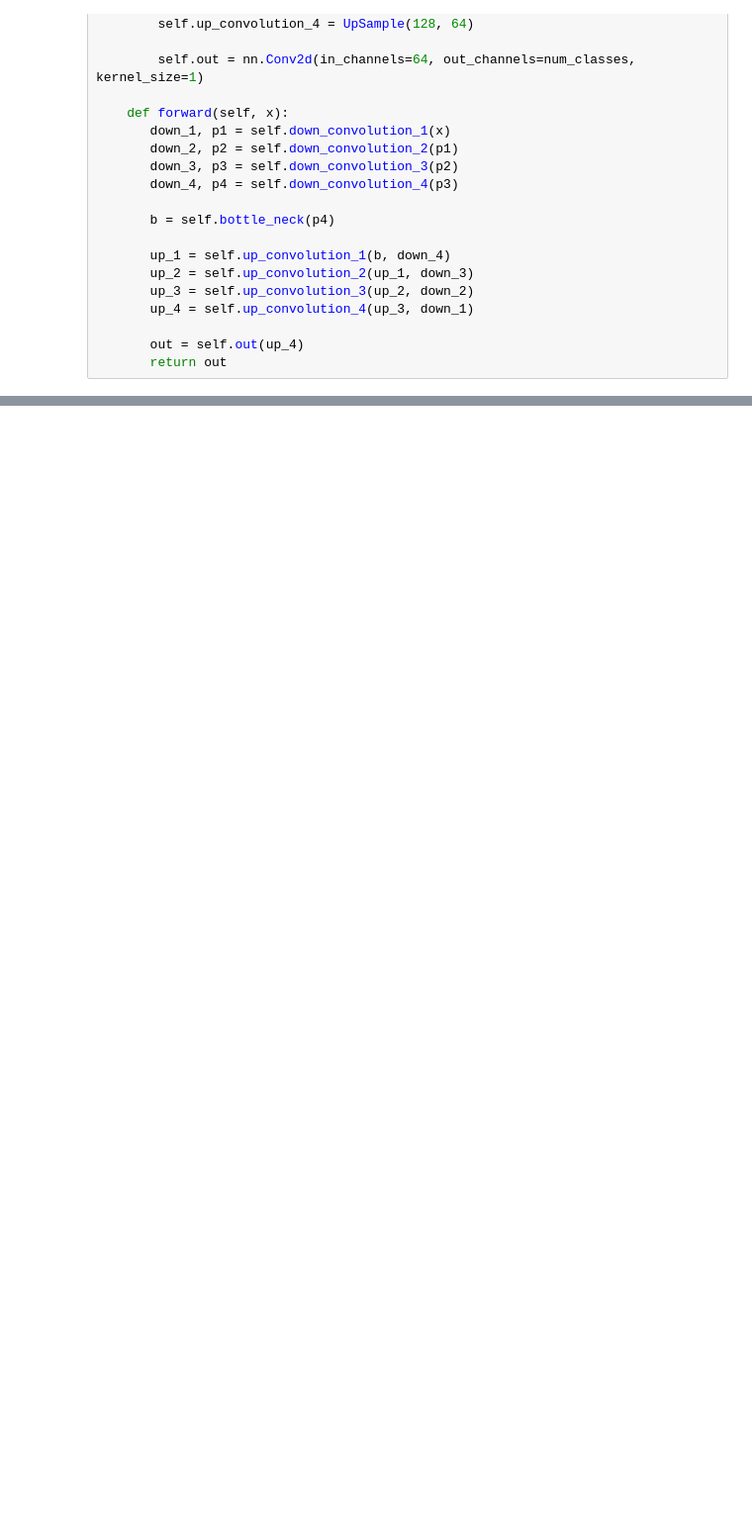
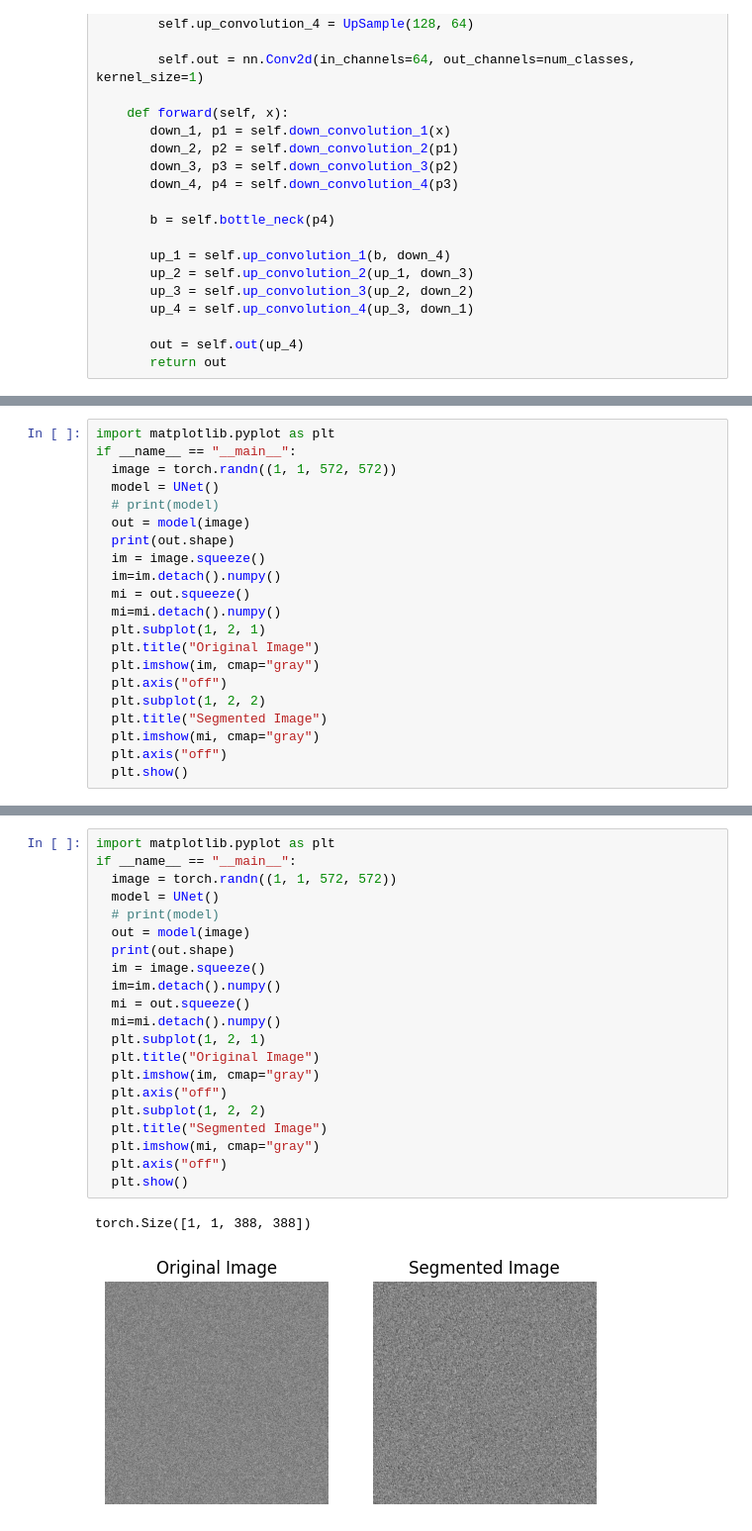
Before and after one commit to sajidcsecu/radioGenomic, a Jupyter notebook: UNET.ipynb, the cells around one changed output, grey strips where cells are left out. Shown: that part at 99% size. Saved outputs shown, nothing was run; the diff lists cells and outputs as text; blank space fills up the shorter version.

```diff
--- a/UNET.ipynb
+++ b/UNET.ipynb
@@ -82,0 +152,21 @@ class UNet(nn.Module):
+# %%
+import matplotlib.pyplot as plt
+if __name__ == "__main__":
+  image = torch.randn((1, 1, 572, 572))
+  model = UNet()
+  # print(model)
+  out = model(image)
+  print(out.shape)
+  im = image.squeeze()
+  im=im.detach().numpy()
+  mi = out.squeeze()
+  mi=mi.detach().numpy()
+  plt.subplot(1, 2, 1)
+  plt.title("Original Image")
+  plt.imshow(im, cmap="gray")
+  plt.axis("off")
+  plt.subplot(1, 2, 2)
+  plt.title("Segmented Image")
+  plt.imshow(mi, cmap="gray")
+  plt.axis("off")
+  plt.show()
@@ -82,0 +255,24 @@ class UNet(nn.Module):
+# %%
+import matplotlib.pyplot as plt
+if __name__ == "__main__":
+  image = torch.randn((1, 1, 572, 572))
+  model = UNet()
+  # print(model)
+  out = model(image)
+  print(out.shape)
+  im = image.squeeze()
+  im=im.detach().numpy()
+  mi = out.squeeze()
+  mi=mi.detach().numpy()
+  plt.subplot(1, 2, 1)
+  plt.title("Original Image")
+  plt.imshow(im, cmap="gray")
+  plt.axis("off")
+  plt.subplot(1, 2, 2)
+  plt.title("Segmented Image")
+  plt.imshow(mi, cmap="gray")
+  plt.axis("off")
+  plt.show()
+# %% [output]
+torch.Size([1, 1, 388, 388])
+[figure, added]
```
Also changed, not shown: parts of 6 cells of this notebook.
